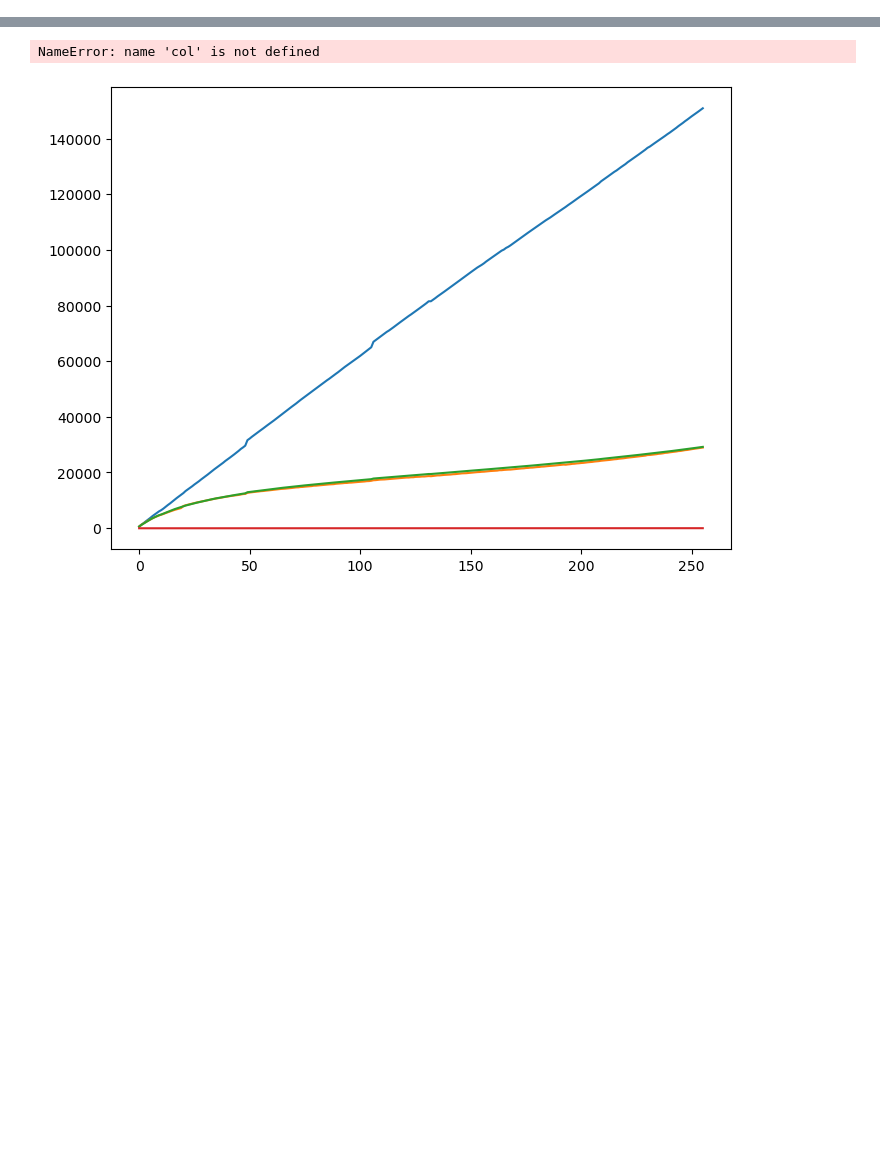
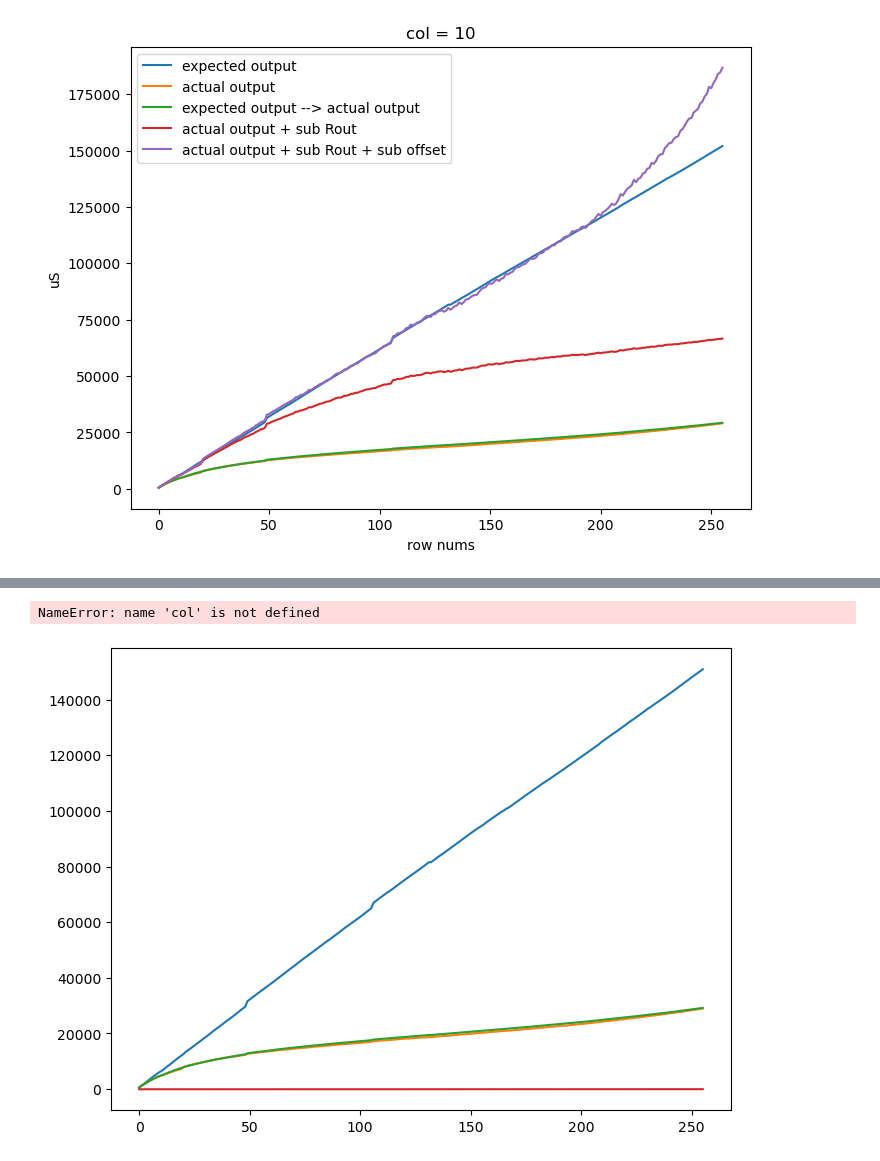
Before and after one commit to bei-meng/host_computer, a Jupyter notebook: examples/测试累加与推理的比例.ipynb, the cells around one changed output, grey strips where cells are left out. Drawn from its saved outputs; the diff is of its cells as text; code cells hidden in the pictures; blank space fills up the shorter version.

```diff
--- a/examples/测试累加与推理的比例.ipynb
+++ b/examples/测试累加与推理的比例.ipynb
@@ -57,0 +88,16 @@ plt.show()
+# %%
+col=10
+ans = chip.compensation.get_compare(chip=chip,col=col,value=0.75,oddoffset=-1)
+plt.figure(figsize=(8,6))
+plt.plot(ans[0],label = "expected output")
+plt.plot(ans[1],label = "actual output")
+plt.plot(ans[2],label = "expected output --> actual output")
+plt.plot(ans[3],label = "actual output + sub Rout")
+plt.plot(ans[4],label = "actual output + sub Rout + sub offset")
+plt.title(f"col = {col}")
+plt.ylabel("uS")
+plt.xlabel("row nums")
+plt.legend()
+plt.show()
+# %% [output]
+[figure, added]
```
Also changed, not shown: parts of 5 cells of this notebook, 4 other files.
